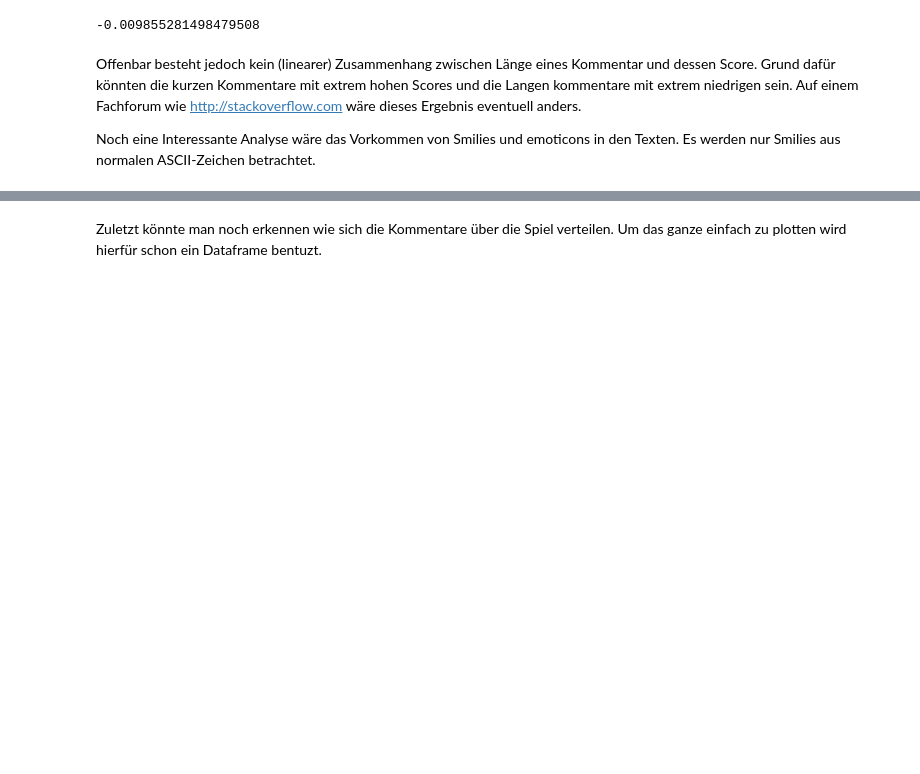
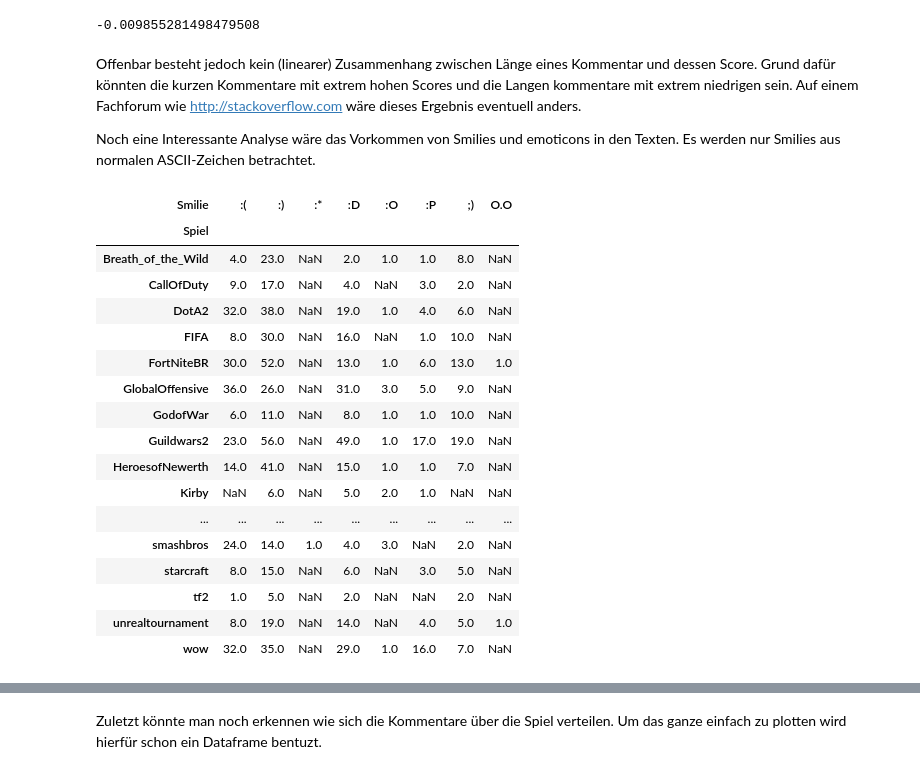
Before and after one commit to TheGarkine/RedditMining, a Jupyter notebook: Mining.ipynb, the cells around one changed output, grey strips where cells are left out. Saved outputs shown, nothing was run; the diff lists cells and outputs as text; code cells hidden in the pictures; blank space fills up the shorter version.

```diff
--- a/Mining.ipynb
+++ b/Mining.ipynb
@@ -530,6 +530,27 @@ for index, row in smilie_df.iterrows():
 
 smilies_plotable_df = pandas.DataFrame.from_records(smilies_plotable, columns=['Spiel', 'Smilie', 'Anzahl'])
 smilies_plotable_df = smilies_plotable_df.pivot(index=smilies_plotable_df.columns[0], columns=smilies_plotable_df.columns[1], values=smilies_plotable_df.columns[2])
+# %%
+smilies_plotable_df
+# %% [output]
+| Smilie | :( | :) | :* | :D | :O | :P | ;) | O.O |
+| Spiel |  |  |  |  |  |  |  |  |
+| Breath_of_the_Wild | 4.0 | 23.0 | NaN | 2.0 | 1.0 | 1.0 | 8.0 | NaN |
+| CallOfDuty | 9.0 | 17.0 | NaN | 4.0 | NaN | 3.0 | 2.0 | NaN |
+| DotA2 | 32.0 | 38.0 | NaN | 19.0 | 1.0 | 4.0 | 6.0 | NaN |
+| FIFA | 8.0 | 30.0 | NaN | 16.0 | NaN | 1.0 | 10.0 | NaN |
+| FortNiteBR | 30.0 | 52.0 | NaN | 13.0 | 1.0 | 6.0 | 13.0 | 1.0 |
+| GlobalOffensive | 36.0 | 26.0 | NaN | 31.0 | 3.0 | 5.0 | 9.0 | NaN |
+| GodofWar | 6.0 | 11.0 | NaN | 8.0 | 1.0 | 1.0 | 10.0 | NaN |
+| Guildwars2 | 23.0 | 56.0 | NaN | 49.0 | 1.0 | 17.0 | 19.0 | NaN |
+| HeroesofNewerth | 14.0 | 41.0 | NaN | 15.0 | 1.0 | 1.0 | 7.0 | NaN |
+| Kirby | NaN | 6.0 | NaN | 5.0 | 2.0 | 1.0 | NaN | NaN |
+| ... | ... | ... | ... | ... | ... | ... | ... | ... |
+| smashbros | 24.0 | 14.0 | 1.0 | 4.0 | 3.0 | NaN | 2.0 | NaN |
+| starcraft | 8.0 | 15.0 | NaN | 6.0 | NaN | 3.0 | 5.0 | NaN |
+| tf2 | 1.0 | 5.0 | NaN | 2.0 | NaN | NaN | 2.0 | NaN |
+| unrealtournament | 8.0 | 19.0 | NaN | 14.0 | NaN | 4.0 | 5.0 | 1.0 |
+| wow | 32.0 | 35.0 | NaN | 29.0 | 1.0 | 16.0 | 7.0 | NaN |
 # %%
 smilies_plotable_df.plot(kind="bar",stacked=True,figsize=(17,12),title="Häufigkeit ausgewählter Smilies in den Einzelnen Foren")
 # %% [output]
```
Also changed, not shown: parts of 3 cells of this notebook.
